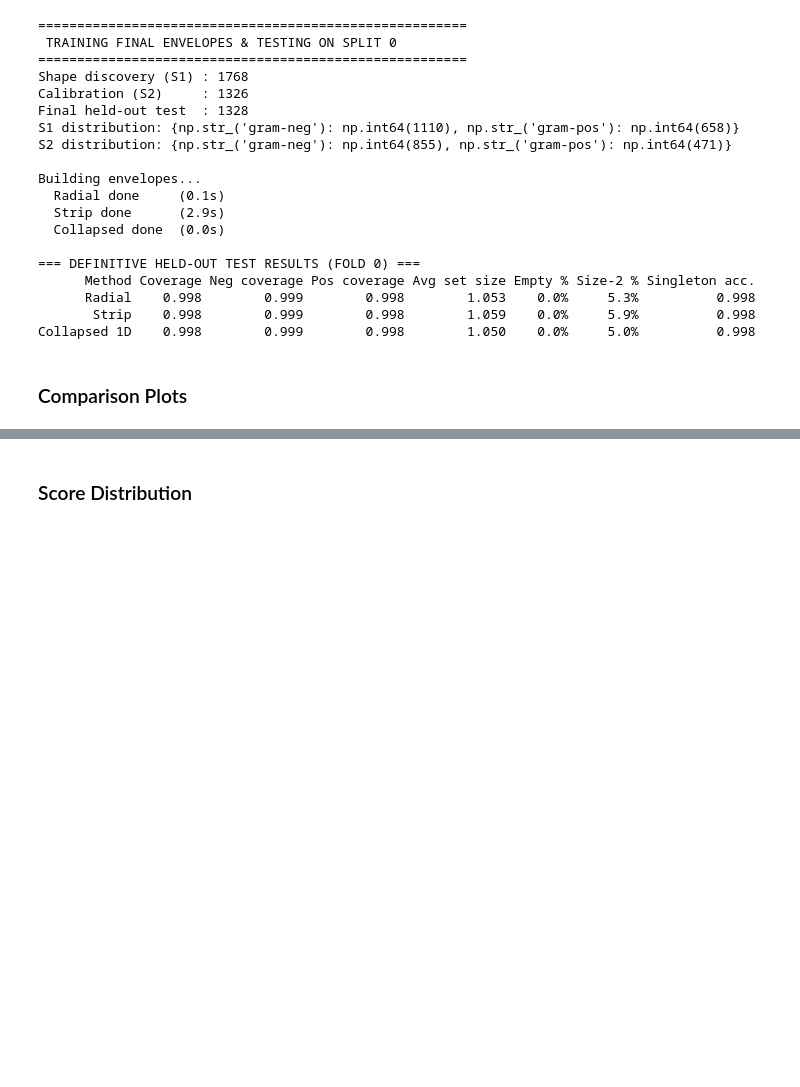
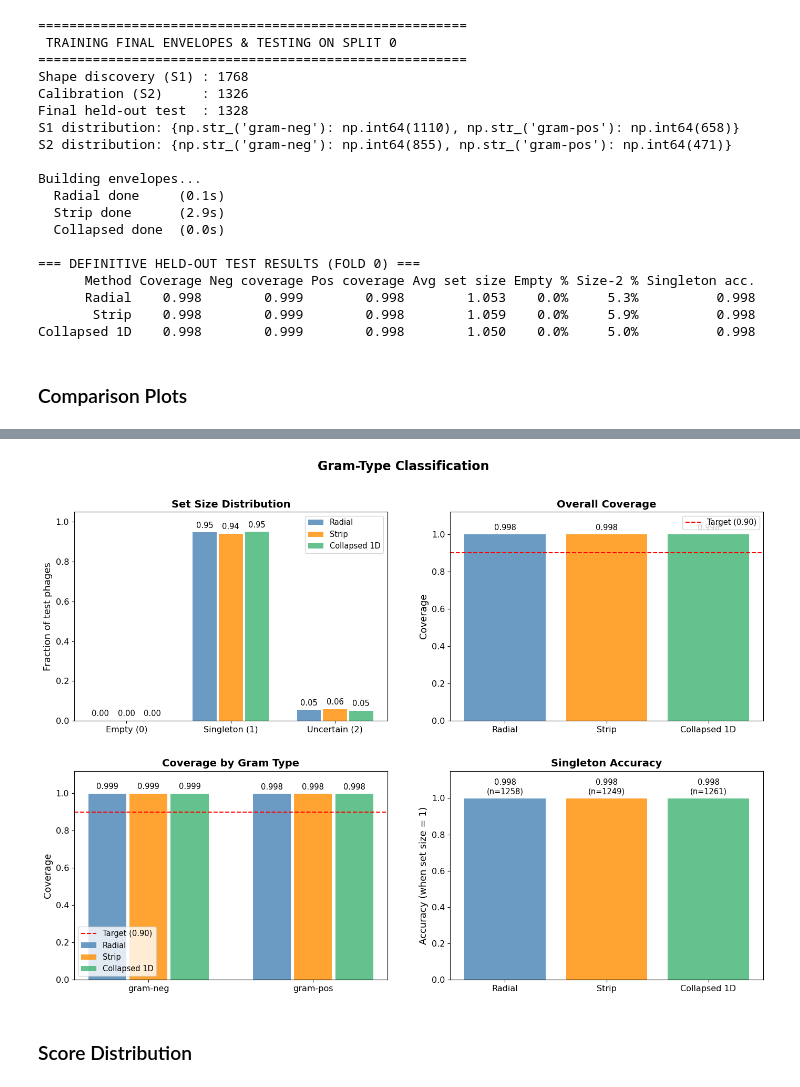
Before and after one commit to Nizalia13/Internship, a Jupyter notebook: Codes/Gram Type Classification/Gram_Classification_Final.ipynb, the cells around one changed output, grey strips where cells are left out. Drawn from its saved outputs; the diff is of its cells as text; code cells hidden in the pictures; blank space fills up the shorter version.

```diff
--- a/Codes/Gram Type Classification/Gram_Classification_Final.ipynb
+++ b/Codes/Gram Type Classification/Gram_Classification_Final.ipynb
@@ -847,3 +849,99 @@ plt.tight_layout(); plt.show()
+# %%
+import matplotlib.pyplot as plt
+import numpy as np
+
+# 2x2 layout
+fig, axes = plt.subplots(2, 2, figsize=(14, 10.5))
+axes = axes.flatten()
+
+colors  = ["steelblue", "darkorange", "mediumseagreen"]
+offsets = [-0.25, 0.0, 0.25]
+
+# Font size settings
+TITLE_FS  = 14
+ANNOT_FS  = 10.5
+LABEL_FS  = 13
+TICK_FS   = 11.5
+LEGEND_FS = 10.5
+
+# Plot 1: Set size distribution
+ax = axes[0]
+x = np.array([0, 1, 2])
+for name, key, c, offset in zip(methods_names, method_keys, colors, offsets):
+    m = test_metrics[key]
+    n_total = len(m["set_sizes"])
+    fracs = [sum(1 for sz in m["set_sizes"] if sz == s) / n_total for s in [0, 1, 2]]
+    bars = ax.bar(x + offset, fracs, width=0.23, label=name, color=c, alpha=0.8)
+    for rect, val in zip(bars, fracs):
+        ax.text(rect.get_x() + rect.get_width()/2, val + 0.015, f"{val:.2f}",
+                ha="center", va="bottom", fontsize=ANNOT_FS)
+
+ax.set_xticks(x)
+ax.set_xticklabels(["Empty (0)", "Singleton (1)", "Uncertain (2)"], fontsize=TICK_FS)
+ax.tick_params(axis='y', labelsize=TICK_FS)
+ax.set_title("Set Size Distribution", fontsize=TITLE_FS, fontweight="bold")
+ax.set_ylabel("Fraction of test phages", fontsize=LABEL_FS, fontweight="normal")
+ax.set_ylim(0, max(ax.get_ylim()[1], 1.05))
+ax.legend(fontsize=LEGEND_FS)
+
+# Plot 2: Overall coverage
+ax = axes[1]
+means = [test_metrics[k]["coverage"] for k in method_keys]
+bars = ax.bar(methods_names, means, color=colors, alpha=0.8)
+ax.axhline(1 - alpha, color="red", linestyle="--", label=f"Target ({1-alpha:.2f})")
+for bar, val in zip(bars, means):
+    ax.text(bar.get_x() + bar.get_width()/2, val + 0.015, f"{val:.3f}",
+            ha="center", va="bottom", fontsize=ANNOT_FS)
+
+ax.set_ylim(0, 1.12)
+ax.tick_params(axis='both', labelsize=TICK_FS)
+ax.set_title("Overall Coverage", fontsize=TITLE_FS, fontweight="bold")
+ax.set_ylabel("Coverage", fontsize=LABEL_FS, fontweight="normal")
+ax.legend(fontsize=LEGEND_FS)
+
+# Plot 3: Per-class coverage
+ax = axes[2]
+gram_types = ["gram-neg", "gram-pos"]
+x = np.arange(len(gram_types))
+for name, key, c, offset in zip(methods_names, method_keys, colors, offsets):
+    rates = [test_metrics[key]["per_type_coverage"][gt] for gt in gram_types]
+    bars = ax.bar(x + offset, rates, width=0.23, label=name, color=c, alpha=0.8)
+    for rect, val in zip(bars, rates):
+        ax.text(rect.get_x() + rect.get_width()/2, val + 0.015, f"{val:.3f}",
+                ha="center", va="bottom", fontsize=ANNOT_FS)
+
+ax.axhline(1 - alpha, color="red", linestyle="--", label=f"Target ({1-alpha:.2f})")
+ax.set_xticks(x)
+ax.set_xticklabels(gram_types, fontsize=TICK_FS)
+ax.tick_params(axis='y', labelsize=TICK_FS)
+ax.set_ylim(0, 1.12)
+ax.set_title("Coverage by Gram Type", fontsize=TITLE_FS, fontweight="bold")
+ax.set_ylabel("Coverage", fontsize=LABEL_FS, fontweight="normal")
+ax.legend(fontsize=LEGEND_FS)
+
+# Plot 4: Singleton accuracy
+ax = axes[3]
+accuracies = [test_metrics[k]["singleton_accuracy"] or 0 for k in method_keys]
+ns = [int(test_metrics[k]["singleton_rate"] * len(test_metrics[k]["set_sizes"])) for k in method_keys]
+bars = ax.bar(methods_names, accuracies, color=colors, alpha=0.8)
+for bar, val, n_s in zip(bars, accuracies, ns):
+    ax.text(bar.get_x() + bar.get_width()/2, val + 0.015, f"{val:.3f}\n(n={n_s})",
+            ha="center", va="bottom", fontsize=ANNOT_FS)
+
+ax.set_ylim(0, 1.15)
+ax.tick_params(axis='both', labelsize=TICK_FS)
+ax.set_title("Singleton Accuracy", fontsize=TITLE_FS, fontweight="bold")
+ax.set_ylabel("Accuracy (when set size = 1)", fontsize=LABEL_FS, fontweight="normal")
+
+plt.suptitle("Gram-Type Classification", fontsize=17, fontweight="bold")
+
+# Tighter spacing adjustments
+plt.tight_layout(rect=[0, 0, 1, 0.96])
+plt.subplots_adjust(hspace=0.24, wspace=0.20)
+
+plt.show()
+# %% [output]
+[figure, added]
 # %% [markdown]
 ### Score Distribution
 # %%
```
Also changed, not shown: parts of 5 cells of this notebook, 37 other files.
